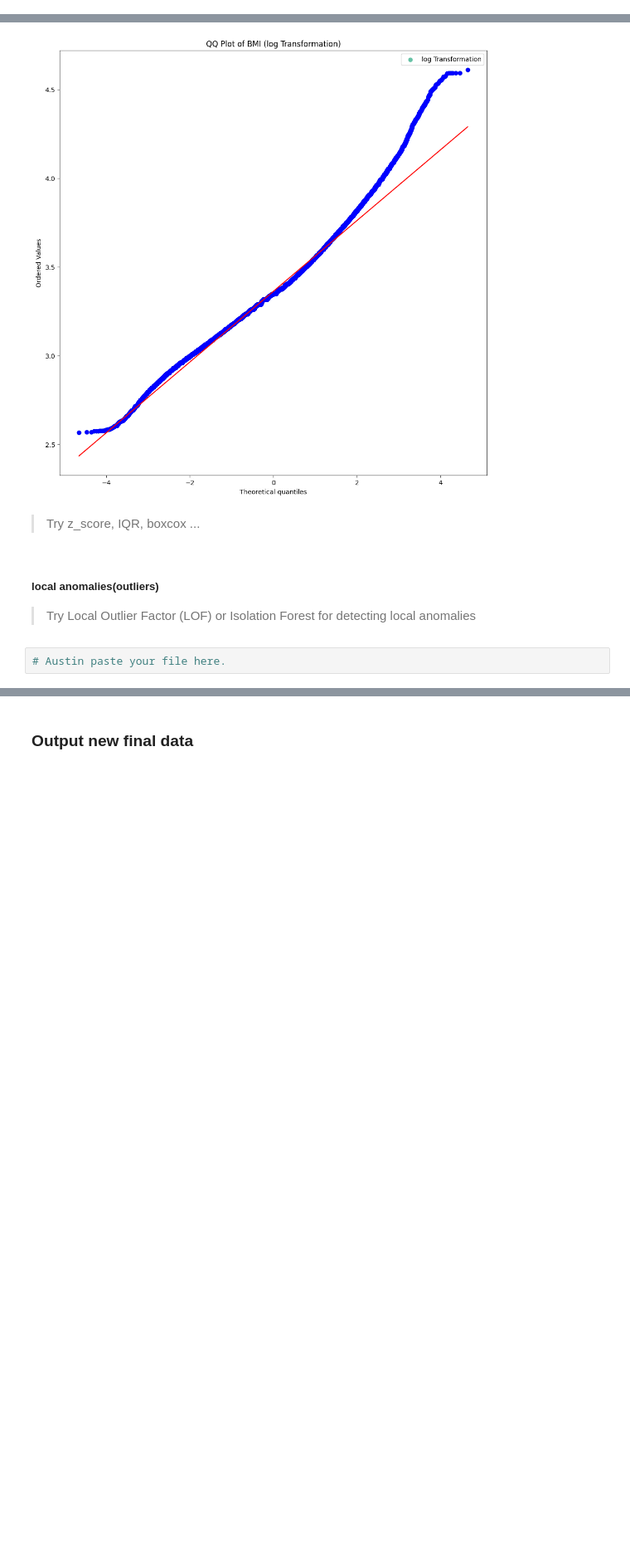
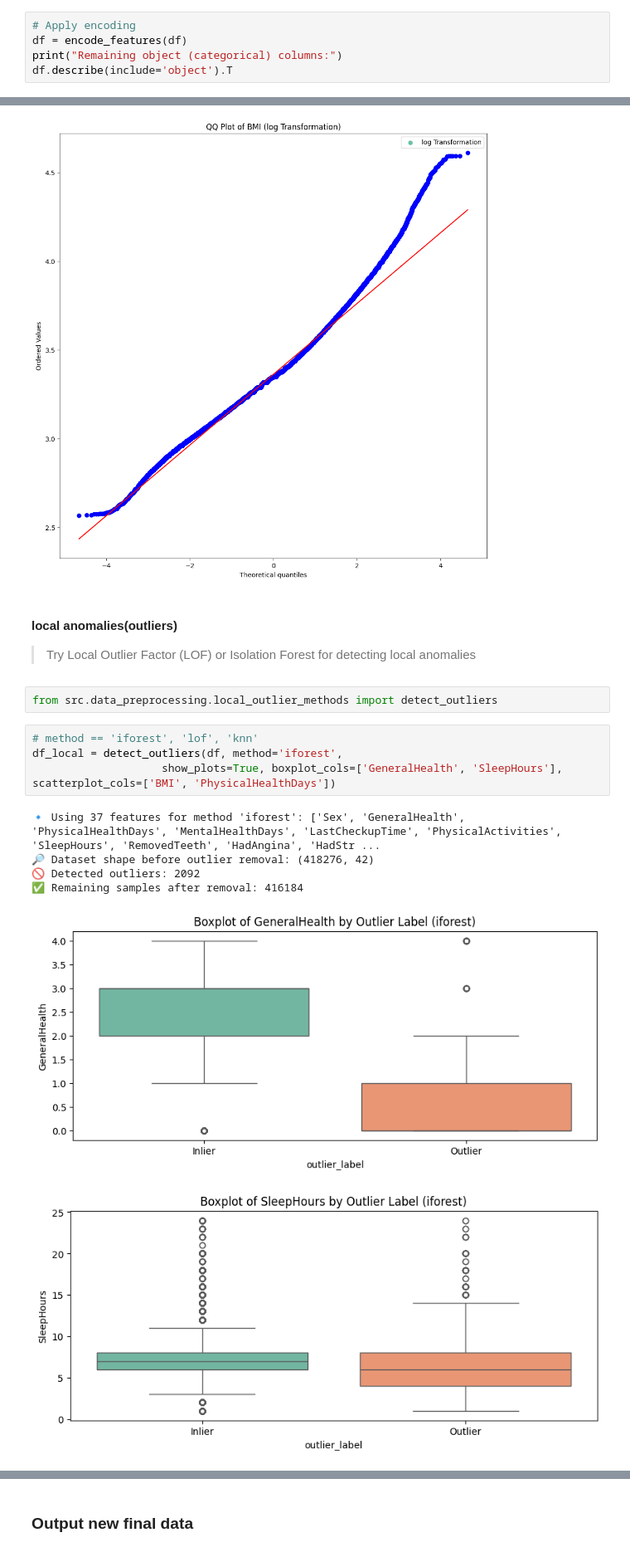
Before and after one commit to MaxChiu1122/ML-Project-with-Cathay-Life, a Jupyter notebook: notebooks/01_data_exploration_and_cleaning.ipynb, the cells around one changed output, grey strips where cells are left out. Shown at 83% size. Drawn from its saved outputs; the diff is of its cells as text; blank space fills up the shorter version.

```diff
--- a/notebooks/01_data_exploration_and_cleaning.ipynb
+++ b/notebooks/01_data_exploration_and_cleaning.ipynb
@@ -565,0 +574,5 @@ plt.show()
+# %%
+# Apply encoding
+df = encode_features(df)
+print("Remaining object (categorical) columns:")
+df.describe(include='object').T
@@ -647,10 +664,19 @@ log transformation: The data is likely not normally distributed.
 qq_plot(df_transformed, 'BMI', method='log')
 # %% [output]
 [figure]
-# %% [markdown]
-> Try z_score, IQR, boxcox ...
 # %% [markdown]
-##### local anomalies(outliers)
+#### local anomalies(outliers)
 > Try  Local Outlier Factor (LOF) or Isolation Forest for detecting local anomalies
+# %%
+from src.data_preprocessing.local_outlier_methods import detect_outliers
 # %%
-# Austin paste your file here.
+# method == 'iforest', 'lof', 'knn'
+df_local = detect_outliers(df, method='iforest',
+                    show_plots=True, boxplot_cols=['GeneralHealth', 'SleepHours'], scatterplot_cols=['BMI', 'PhysicalHealthDays'])
+# %% [output]
+🔹 Using 37 features for method 'iforest': ['Sex', 'GeneralHealth', 'PhysicalHealthDays', 'MentalHealthDays', 'LastCheckupTime', 'PhysicalActivities', 'SleepHours', 'RemovedTeeth', 'HadAngina', 'HadStr ...
+🔎 Dataset shape before outlier removal: (418276, 42)
+🚫 Detected outliers: 2092
+✅ Remaining samples after removal: 416184
+[figure, added]
+[figure, added]
```
Also changed, not shown: parts of 9 cells of this notebook, 10 other files.
